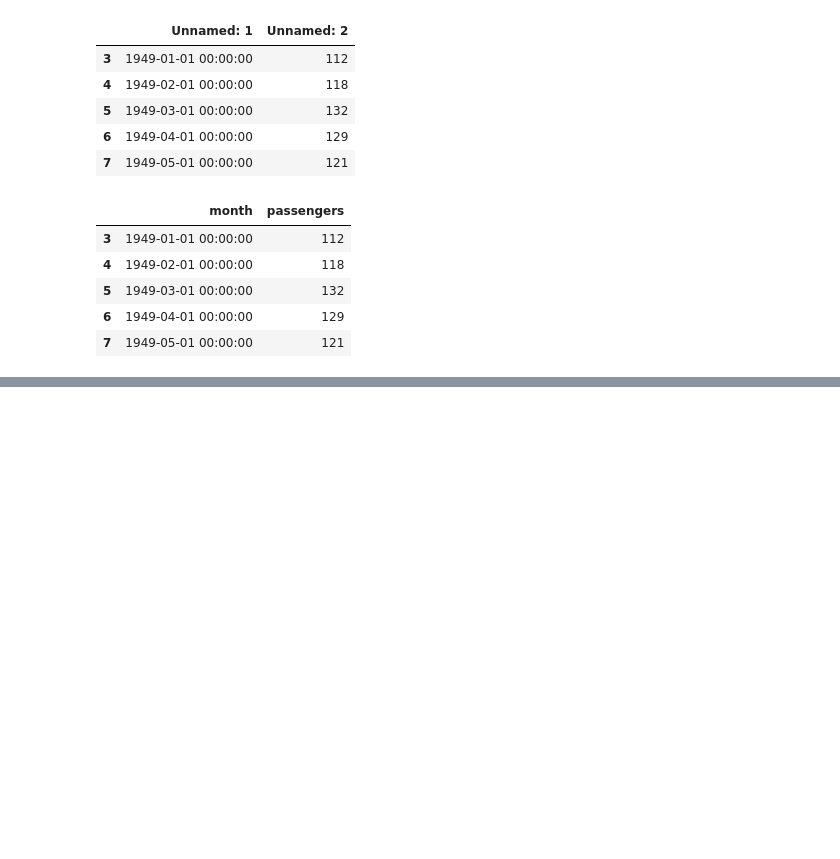
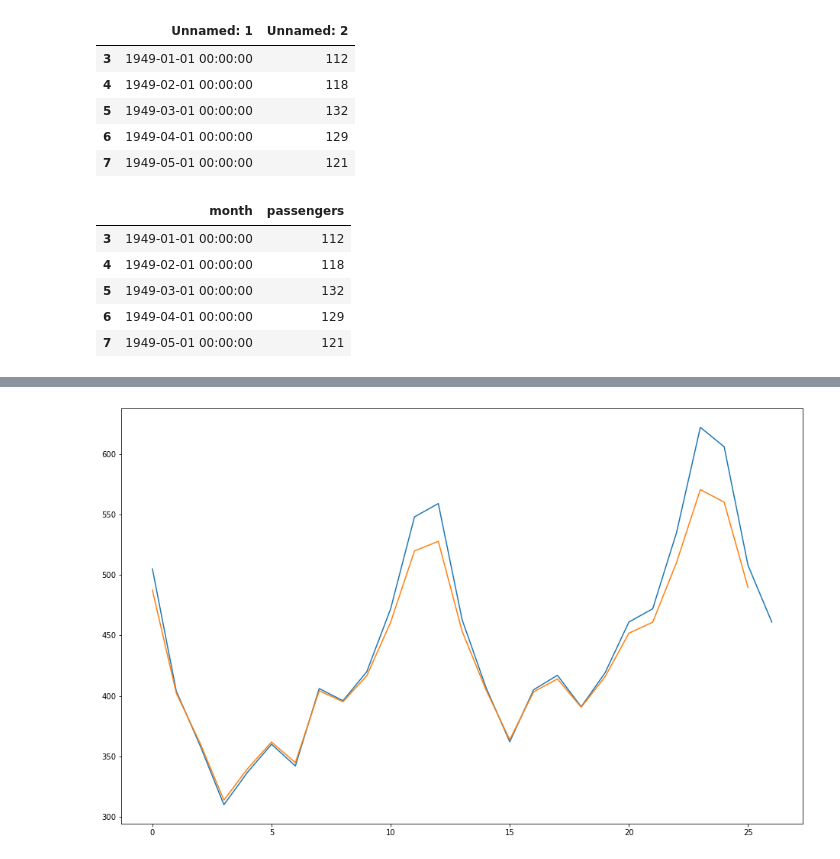
Before and after one commit to ditomax/mlwifianwender, a Jupyter notebook: 09 Anwendungsbeispiel Import of data from excel and time series prediction.ipynb, the cells around one changed output, grey strips where cells are left out. Drawn from its saved outputs; the diff is of its cells as text; code cells hidden in the pictures; blank space fills up the shorter version.

```diff
--- a/09 Anwendungsbeispiel Import of data from excel and time series prediction.ipynb
+++ b/09 Anwendungsbeispiel Import of data from excel and time series prediction.ipynb
@@ -124,0 +240,4 @@ ValueError: view limit minimum -35681.55 is less than 1 and is an invalid Matplo
+# %%
+lstm_model = createLSTMModel()
+# %%
+lstm_model.fit(trainX, trainY, epochs=40, batch_size=1, verbose=1)
@@ -124,0 +263,20 @@ ValueError: view limit minimum -35681.55 is less than 1 and is an invalid Matplo
+# %%
+#
+# Schätzung der Werte für train und test Daten
+#
+trainPredict = lstm_model.predict(trainX)
+testPredict = lstm_model.predict(testX)
+# %%
+#
+# Rücktransformation der Schätzungen (scaler)
+#
+trainPredict = scaler.inverse_transform(trainPredict)
+trainYi = scaler.inverse_transform([trainY])
+testPredict = scaler.inverse_transform(testPredict)
+testYi = scaler.inverse_transform([testY])
+# %%
+plt.plot(testYi[0,0:])
+plt.plot(testPredict[1:,0])
+plt.show()
+# %% [output]
+[figure, added]
```
Also changed, not shown: parts of 51 cells of this notebook, 1 other file.
